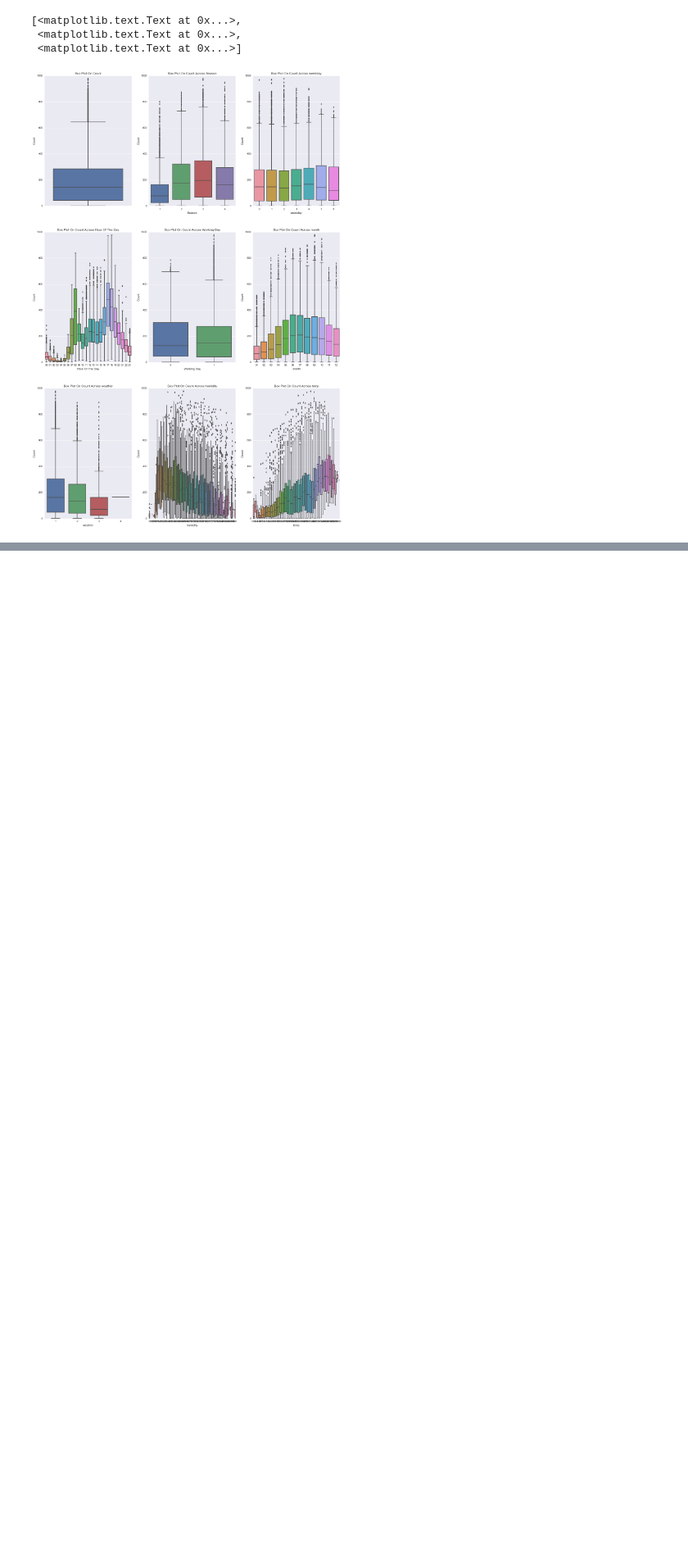
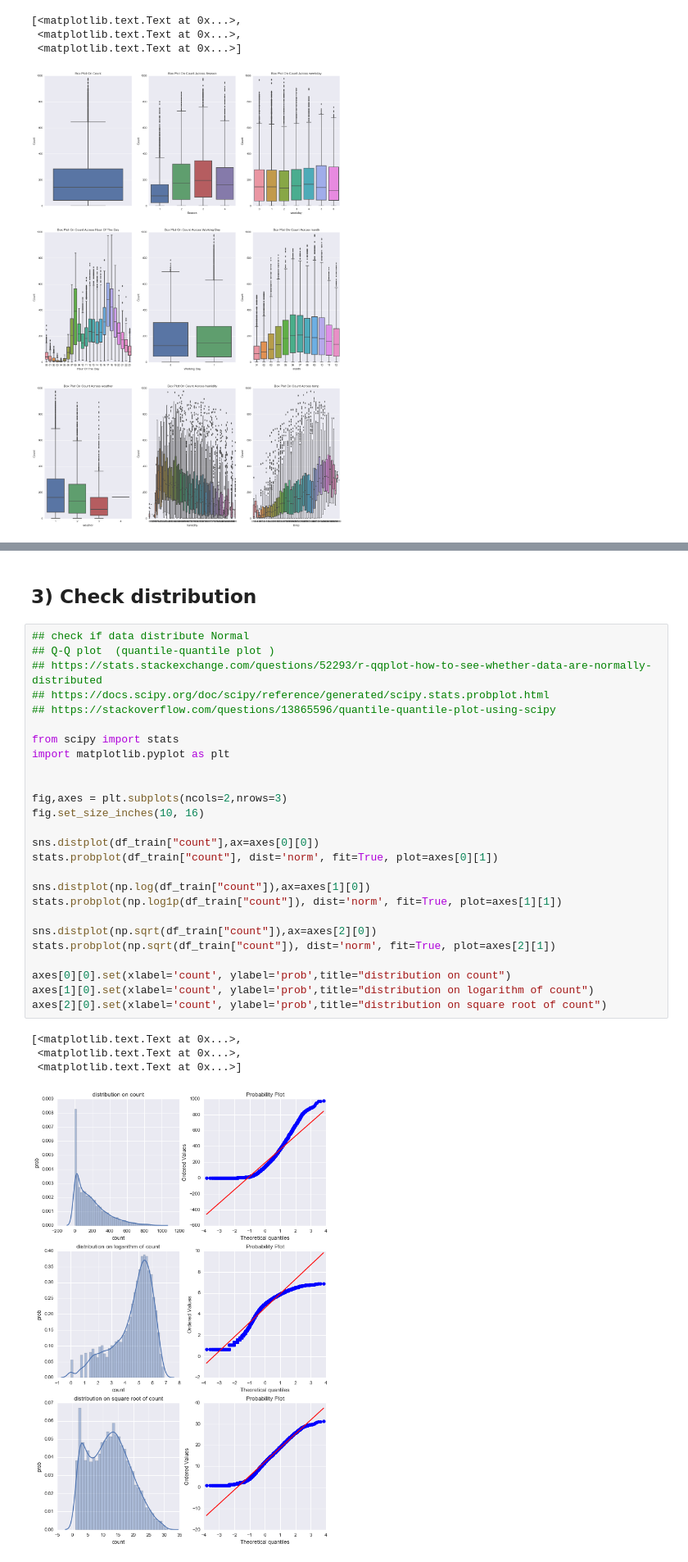
Before and after one commit to yennanliu/Kaggle.com_mini_project, a Jupyter notebook: bike_sharing/Bike_Sharing_EDA.ipynb, the cells around one changed output, grey strips where cells are left out. Shown at 82% size. Cells and saved outputs as stored; diff of their text form; blank space fills up the shorter version.

```diff
--- a/bike_sharing/Bike_Sharing_EDA.ipynb
+++ b/bike_sharing/Bike_Sharing_EDA.ipynb
@@ -157,0 +203,33 @@ axes[2][2].set(xlabel='temp', ylabel='Count',title="Box Plot On Count Across tem
+# %% [markdown]
+## 3) Check distribution
+# %%
+## check if data distribute Normal
+## Q-Q plot  (quantile-quantile plot )
+## https://stats.stackexchange.com/questions/52293/r-qqplot-how-to-see-whether-data-are-normally-distributed
+## https://docs.scipy.org/doc/scipy/reference/generated/scipy.stats.probplot.html
+## https://stackoverflow.com/questions/13865596/quantile-quantile-plot-using-scipy
+
+from scipy import stats
+import matplotlib.pyplot as plt
+
+
+fig,axes = plt.subplots(ncols=2,nrows=3)
+fig.set_size_inches(10, 16)
+
+sns.distplot(df_train["count"],ax=axes[0][0])
+stats.probplot(df_train["count"], dist='norm', fit=True, plot=axes[0][1])
+
+sns.distplot(np.log(df_train["count"]),ax=axes[1][0])
+stats.probplot(np.log1p(df_train["count"]), dist='norm', fit=True, plot=axes[1][1])
+
+sns.distplot(np.sqrt(df_train["count"]),ax=axes[2][0])
+stats.probplot(np.sqrt(df_train["count"]), dist='norm', fit=True, plot=axes[2][1])
+
+axes[0][0].set(xlabel='count', ylabel='prob',title="distribution on count")
+axes[1][0].set(xlabel='count', ylabel='prob',title="distribution on logarithm of count")
+axes[2][0].set(xlabel='count', ylabel='prob',title="distribution on square root of count")
+# %% [output]
+[<matplotlib.text.Text at 0x...>,
+ <matplotlib.text.Text at 0x...>,
+ <matplotlib.text.Text at 0x...>]
+[figure, added]
```
Also changed, not shown: parts of 13 cells of this notebook, 4 other files.
